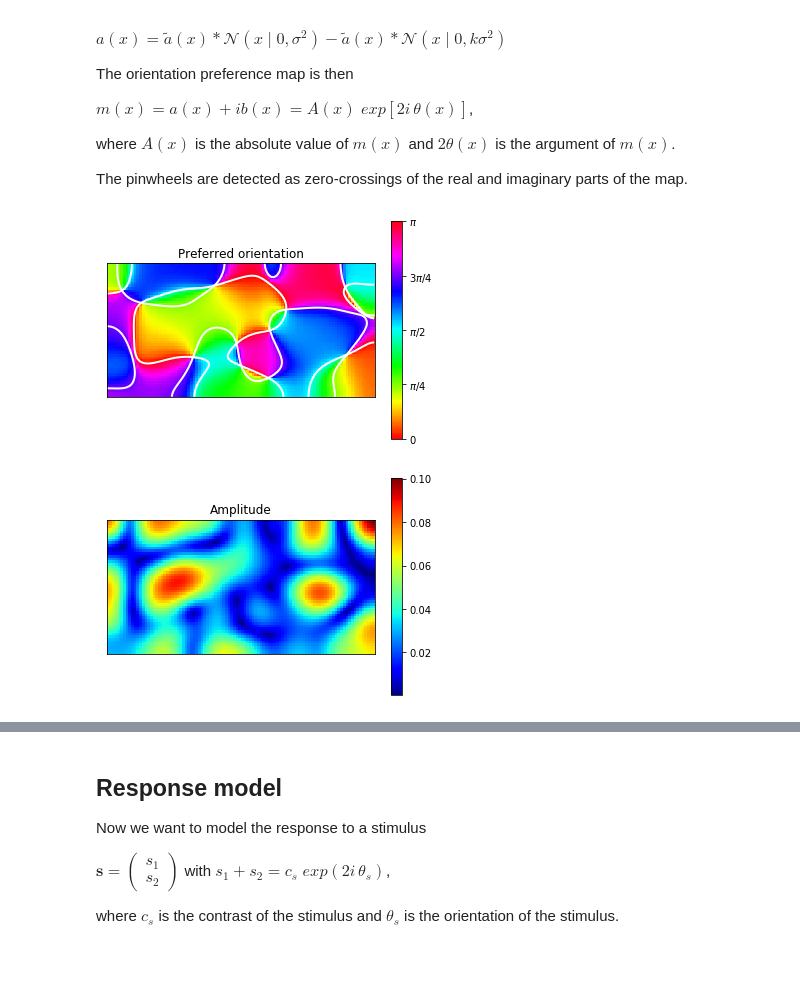
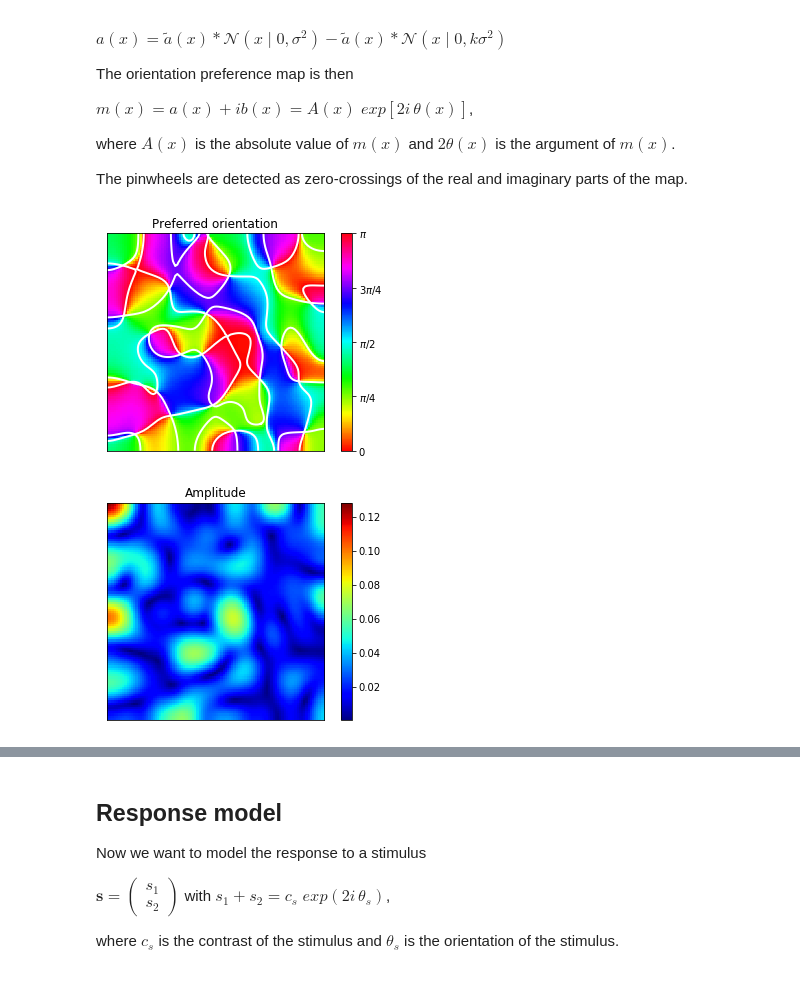
Before and after one commit to mackelab/gp-maps-python, a Jupyter notebook: OPM.ipynb, the cells around one changed output, grey strips where cells are left out. Drawn from its saved outputs; the diff is of its cells as text; code cells hidden in the pictures.

```diff
--- a/OPM.ipynb
+++ b/OPM.ipynb
@@ -28,17 +28,17 @@ where $A(x)$ is the absolute value of $m(x)$ and $2 \theta(x)$ is the argument o
 
 The pinwheels are detected as zero-crossings of the real and imaginary parts of the map.
 # %%
-m = make_opm(size=(50, 100), sigma=8.)
+m = make_opm(size=100, sigma=8.)
 
 f, ax = plot_opm(m)
 plot_pinwheels(m, ax)
 
 plt.show()
 
 f, ax = plot_amplitude_map(m)
 # %% [output]
-[figure, old version]
+[figure, new version]
-[figure, old version]
+[figure, new version]
 # %%
 def plot_orientation_histogram(m, weighted=False, bins=20, ax=None):
     if not ax:
```
Also changed, not shown: parts of 8 cells of this notebook, 3 other files.
